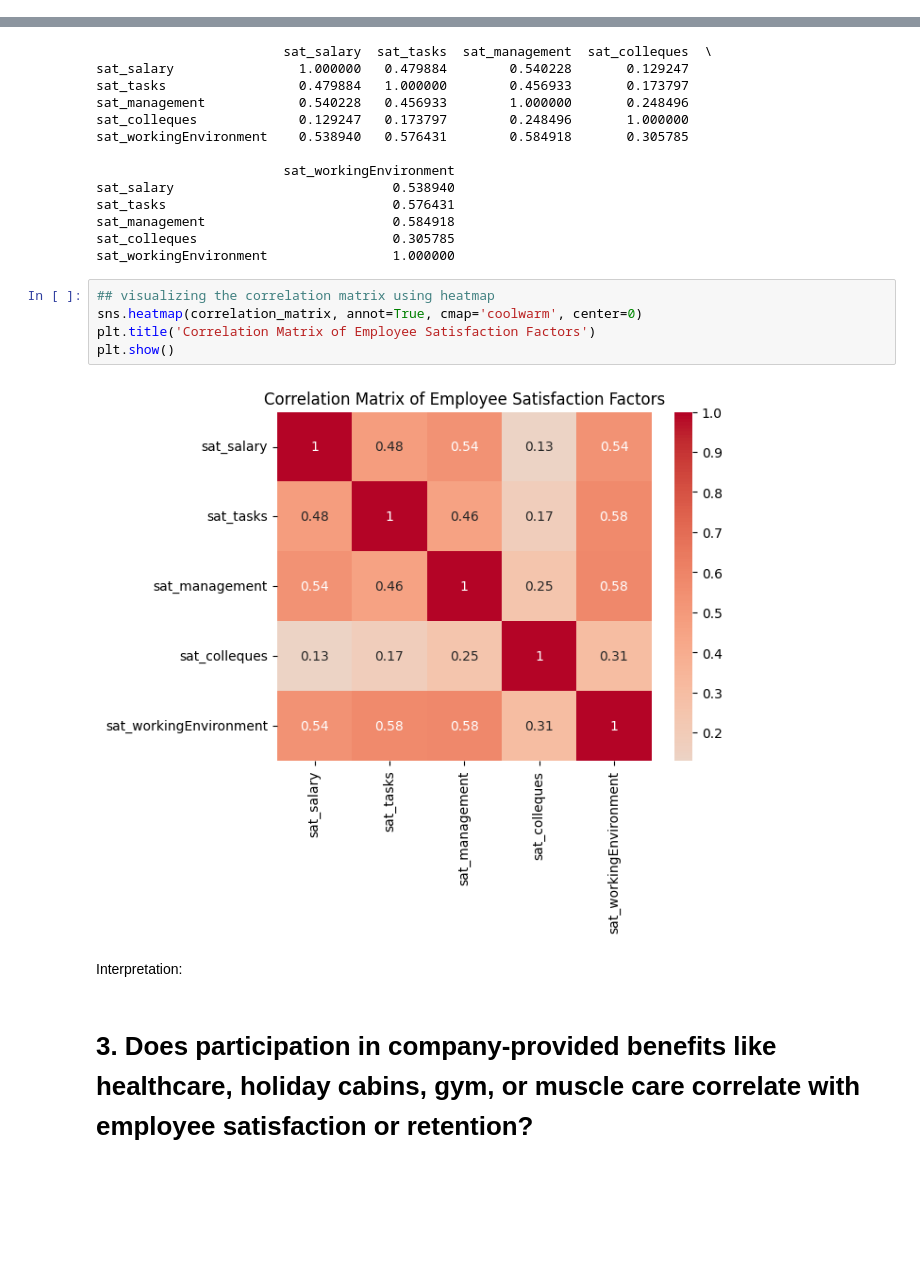
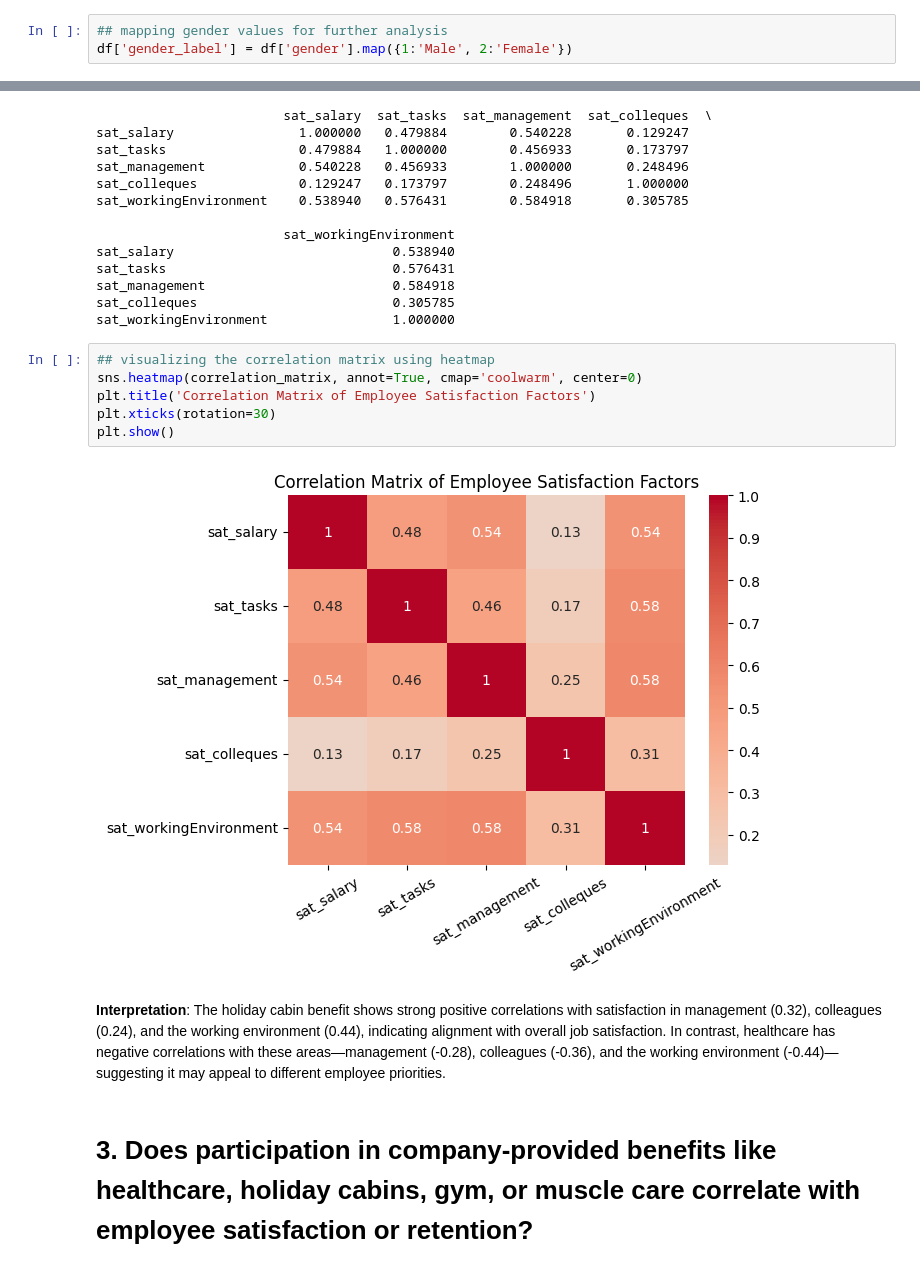
Before and after one commit to lekhangNguyen/Python_Data_Processing, a Jupyter notebook: Data_Processing_with_Python.ipynb, the cells around one changed output, grey strips where cells are left out. Drawn from its saved outputs; the diff is of its cells as text; blank space fills up the shorter version.

```diff
--- a/Data_Processing_with_Python.ipynb
+++ b/Data_Processing_with_Python.ipynb
@@ -95,3 +98,6 @@ dtype: int64
+# %%
+## mapping gender values for further analysis
+df['gender_label'] = df['gender'].map({1:'Male', 2:'Female'})
 # %% [markdown]
 # **1. Which gender is more likely to have salary satisfaction**
 # %%
@@ -137,12 +165,13 @@ sat_workingEnvironment                1.000000
 # %%
 ## visualizing the correlation matrix using heatmap
 sns.heatmap(correlation_matrix, annot=True, cmap='coolwarm', center=0)
 plt.title('Correlation Matrix of Employee Satisfaction Factors')
+plt.xticks(rotation=30)
 plt.show()
 # %% [output]
-[figure, old version]
+[figure, new version]
-# %% [markdown]
-Interpretation:
+# %% [markdown]
+**Interpretation**: The holiday cabin benefit shows strong positive correlations with satisfaction in management (0.32), colleagues (0.24), and the working environment (0.44), indicating alignment with overall job satisfaction. In contrast, healthcare has negative correlations with these areas—management (-0.28), colleagues (-0.36), and the working environment (-0.44)—suggesting it may appeal to different employee priorities.
 # %% [markdown]
 # **3. Does participation in company-provided benefits like healthcare, holiday cabins, gym, or muscle care correlate with employee satisfaction or retention?**
 # %%
```
Also changed, not shown: parts of 24 cells of this notebook.
